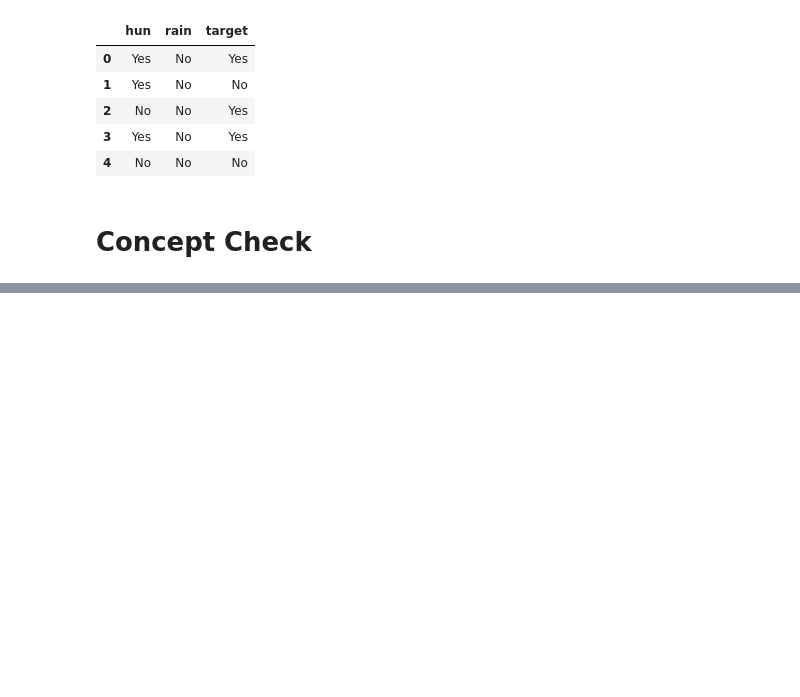
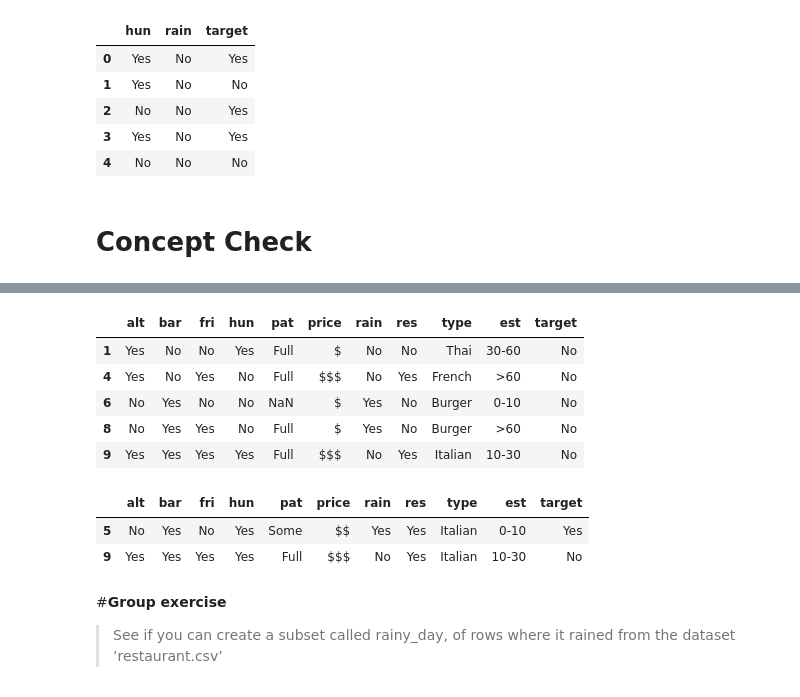
Before and after one commit to alimoorreza/CS167-fall24-notes, a Jupyter notebook: Day02_Pandas_Tutorial.ipynb, the cells around one changed output, grey strips where cells are left out. Drawn from its saved outputs; the diff is of its cells as text; code cells hidden in the pictures; blank space fills up the shorter version.

```diff
--- a/Day02_Pandas_Tutorial.ipynb
+++ b/Day02_Pandas_Tutorial.ipynb
@@ -570,0 +629,23 @@ Download the Titanic Dataset from Blackboard, upload it to a spot in your Google
+# %%
+# these two step process can be done in a single line
+# condition = restaurant_data['target'] == 'No'
+subset_rows = restaurant_data[restaurant_data['target'] == 'No']
+subset_rows.head()
+# %% [output]
+|  | alt | bar | fri | hun | pat | price | rain | res | type | est | target |
+| 1 | Yes | No | No | Yes | Full | $ | No | No | Thai | 30-60 | No |
+| 4 | Yes | No | Yes | No | Full | $$$ | No | Yes | French | >60 | No |
+| 6 | No | Yes | No | No | NaN | $ | Yes | No | Burger | 0-10 | No |
+| 8 | No | Yes | Yes | No | Full | $ | Yes | No | Burger | >60 | No |
+| 9 | Yes | Yes | Yes | Yes | Full | $$$ | No | Yes | Italian | 10-30 | No |
+# %%
+# another example
+italian_restaurants = restaurant_data[restaurant_data['type'] == 'Italian']
+italian_restaurants.head()
+# %% [output]
+|  | alt | bar | fri | hun | pat | price | rain | res | type | est | target |
+| 5 | No | Yes | No | Yes | Some | $$ | Yes | Yes | Italian | 0-10 | Yes |
+| 9 | Yes | Yes | Yes | Yes | Full | $$$ | No | Yes | Italian | 10-30 | No |
+# %% [markdown]
+#**Group exercise**
+> See if you can create a subset called rainy_day, of rows where it rained from the dataset ’restaurant.csv’
```
Also changed, not shown: parts of 12 cells of this notebook.
